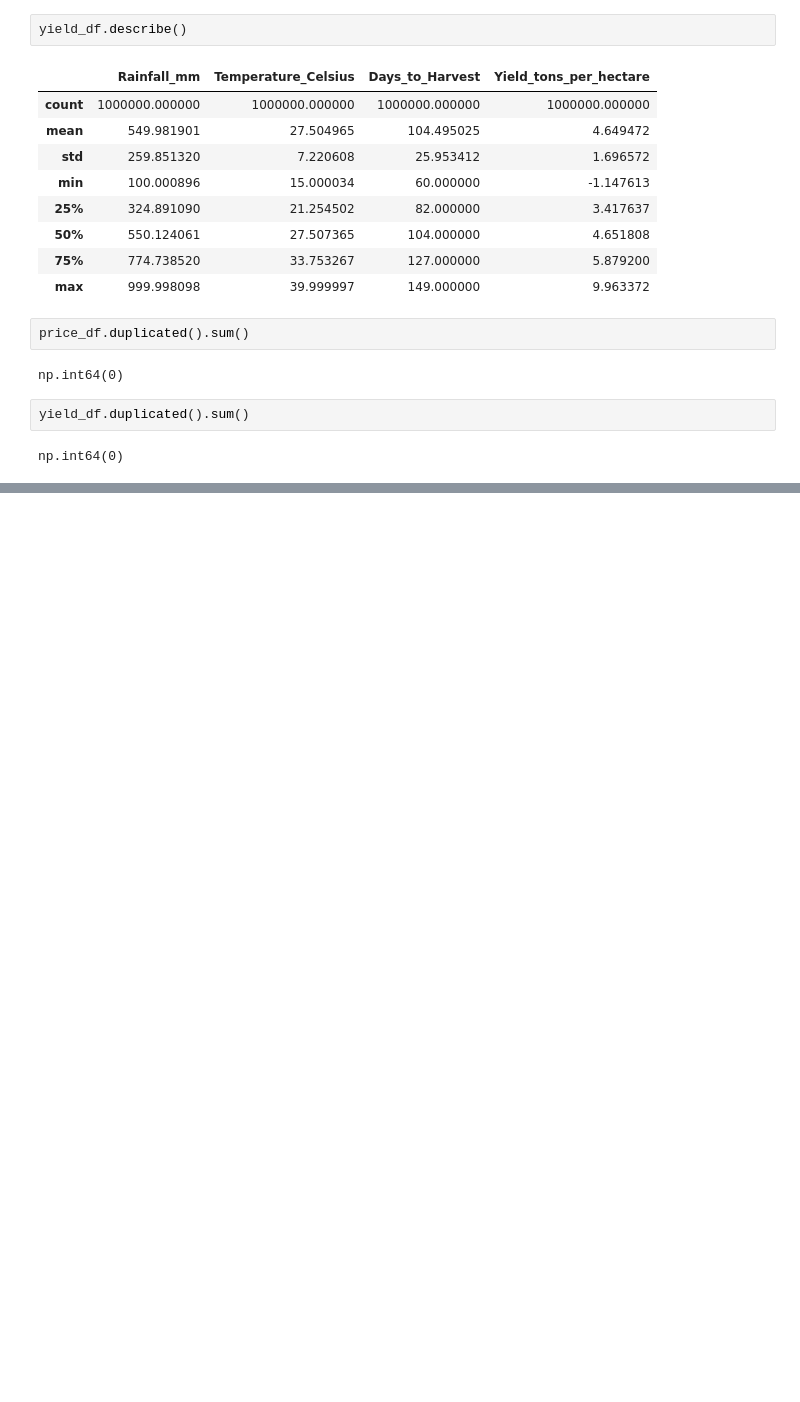
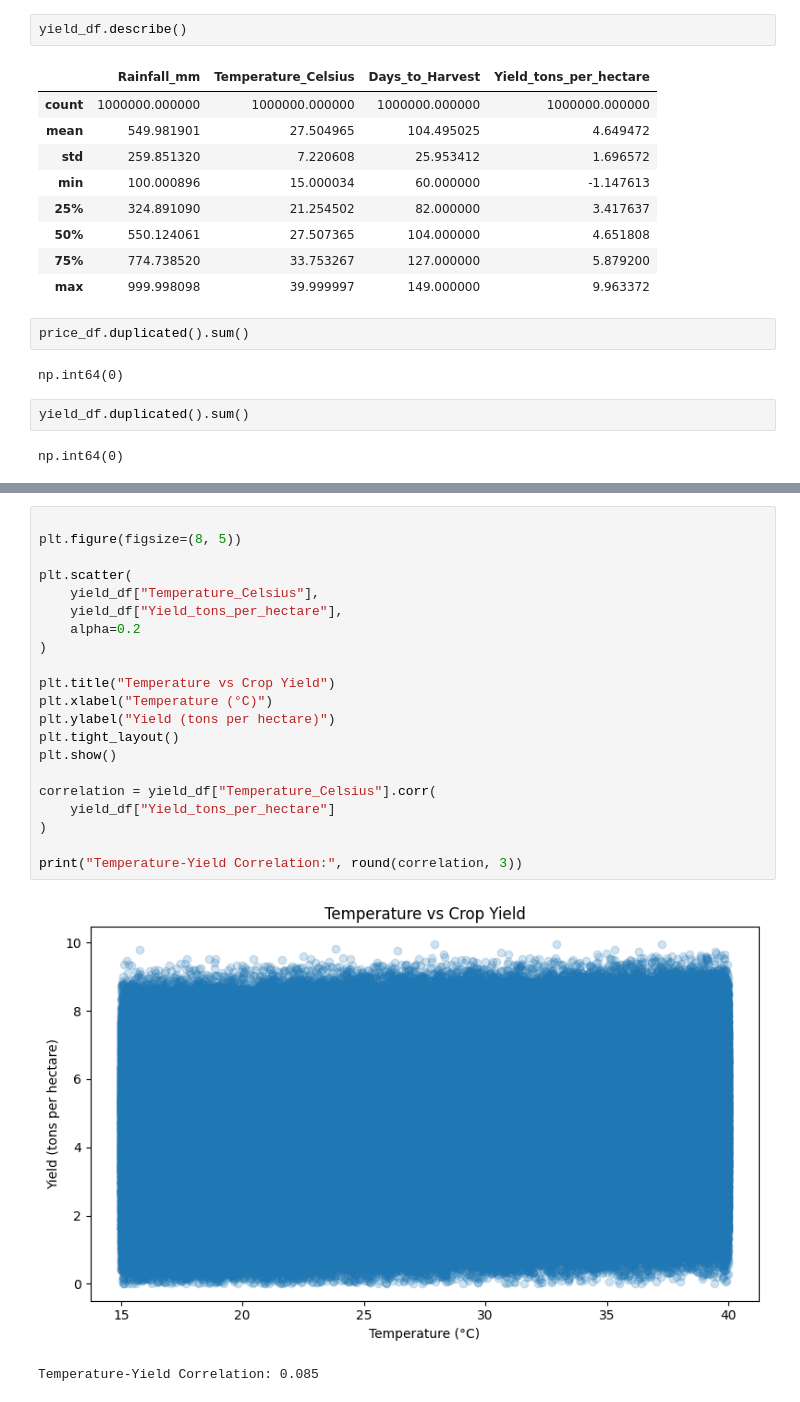
Before and after one commit to Sariq241/agribusiness-data-analysis-internship, a Jupyter notebook: Notebooks/agribusiness_analysis.ipynb, the cells around one changed output, grey strips where cells are left out. Cells and saved outputs as stored; diff of their text form; blank space fills up the shorter version.

```diff
--- a/Notebooks/agribusiness_analysis.ipynb
+++ b/Notebooks/agribusiness_analysis.ipynb
@@ -605,0 +688,24 @@ Cleaned datasets saved successfully.
+# %%
+
+plt.figure(figsize=(8, 5))
+
+plt.scatter(
+    yield_df["Temperature_Celsius"],
+    yield_df["Yield_tons_per_hectare"],
+    alpha=0.2
+)
+
+plt.title("Temperature vs Crop Yield")
+plt.xlabel("Temperature (°C)")
+plt.ylabel("Yield (tons per hectare)")
+plt.tight_layout()
+plt.show()
+
+correlation = yield_df["Temperature_Celsius"].corr(
+    yield_df["Yield_tons_per_hectare"]
+)
+
+print("Temperature-Yield Correlation:", round(correlation, 3))
+# %% [output]
+[figure, added]
+Temperature-Yield Correlation: 0.085
```
Also changed, not shown: parts of 79 cells of this notebook, 2 other files.
